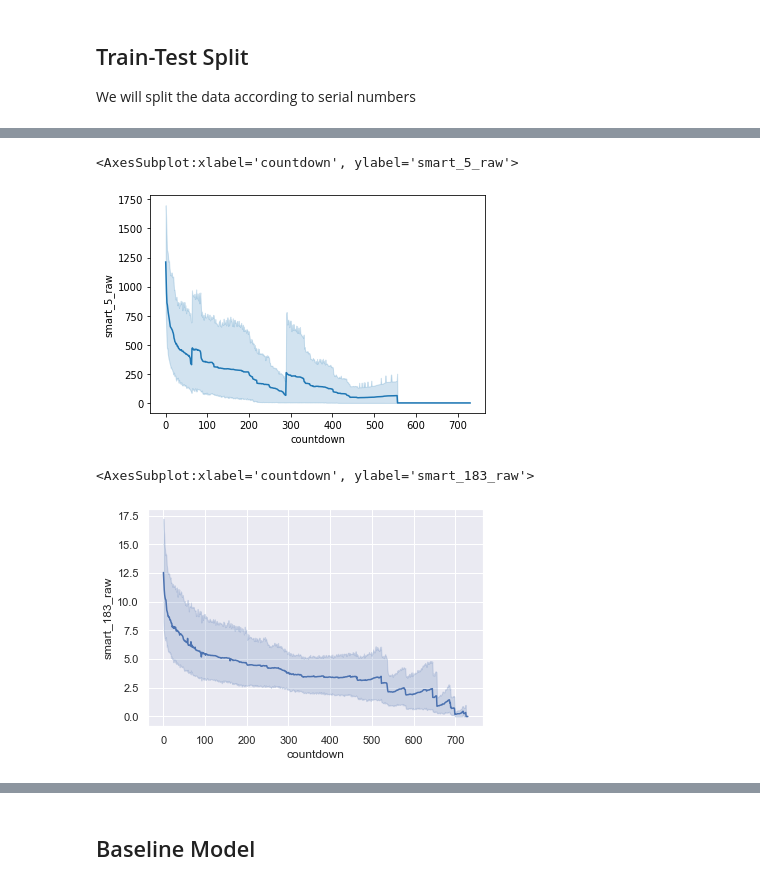
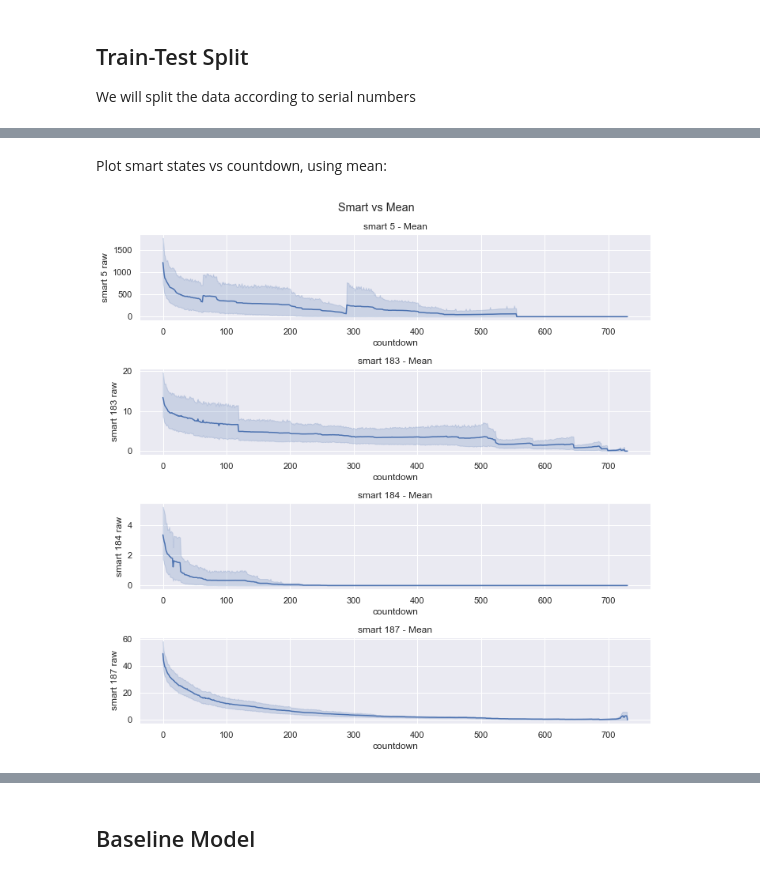
Before and after one commit to wcmphysics/DataScienceBootcamp-Capstone, a Jupyter notebook: notebooks/cmw_modeling.ipynb, the cells around one changed output, grey strips where cells are left out. Drawn from its saved outputs; the diff is of its cells as text; code cells hidden in the pictures.

```diff
--- a/notebooks/cmw_modeling.ipynb
+++ b/notebooks/cmw_modeling.ipynb
@@ -168,21 +180,22 @@ df.head(5)
 We will split the data according to serial numbers
 # %%
 RSEED = 200
-serial_number_train, serial_number_test, dummy_train, dummy_test = train_test_split(df_d["serial_number"].unique(), df_d["serial_number"].unique(), test_size=0.2, random_state=RSEED)
+serial_number_train, serial_number_test, dummy_train, dummy_test = train_test_split(df["serial_number"].unique(), df["serial_number"].unique(), test_size=0.2, random_state=RSEED)
 serial_number_train = pd.Series(serial_number_train)
 serial_number_test = pd.Series(serial_number_test)
-
-df_train = df[ df["serial_number"].isin(serial_number_train)]
-y_train = df_train["countdown"]
-X_train = df_train.drop("countdown", axis=1)
-df_test = df[ df["serial_number"].isin(serial_number_test)]
-y_test = df_test["countdown"]
-X_test = df_test.drop("countdown", axis=1)
-
-print("number of failure observed in train:", df_train.query("failure == 1")["failure"].count(), "over",df_train.query("failure == False")["failure"].count())
-print("number of failure observed in test:", df_test.query("failure == 1")["failure"].count(), "over",df_test.query("failure == 0")["failure"].count())
-
 print("number of unique disk in data:", df["serial_number"].nunique())
 print("number of unique disk in train:", df_train["serial_number"].nunique())
 print("number of unique disk in test:", df_test["serial_number"].nunique())
+
+
+df_train = df[ df["serial_number"].isin(serial_number_train)]
+y_train = df_train["failure_in_30_days"]
+X_train = df_train.drop(["failure_in_30_days", "countdown"], axis=1)
+
+df_test = df[ df["serial_number"].isin(serial_number_test)]
+y_test = df_test["failure_in_30_days"]
+X_test = df_test.drop(["failure_in_30_days", "countdown"], axis=1)
+
+print("number of days for failed/healthy drive in train:", df_train.query("failure == 1")["failure"].count(), "/",df_train.query("failure == False")["failure"].count())
+print("number of days for failed/healthy drive in train:", df_test.query("failure == 1")["failure"].count(), "/",df_test.query("failure == 0")["failure"].count())
 # %% [output]
@@ -194,10 +214,17 @@ number of unique disk in test: 122
+# %% [markdown]
+Plot smart states vs countdown, using mean:
 # %%
-sns.lineplot(data=df_train, x="countdown", y="smart_5_raw", estimator="mean")
+fig, axes = plt.subplots(4,1,figsize=(10, 10))
+fig.suptitle("Smart vs Mean")
+
+
+for i, col in enumerate([name for name in df_train.columns if "smart" in name]):
+    sns.lineplot(data=df_train, x="countdown", y=col, estimator="mean", ax=axes[i])
+    number = col.split("smart_")[1].split("_")[0]
+    axes[i].set_title(f"smart {number} - Mean")
+    axes[i].set_ylabel(f"smart {number} raw")
+fig.tight_layout()
+
+plt.show()
 # %% [output]
-<AxesSubplot:xlabel='countdown', ylabel='smart_5_raw'>
-[figure, old version]
+[figure, new version]
-# %%
-sns.lineplot(data=df_d_train, x="countdown", y="smart_183_raw", estimator="mean")
-# %% [output]
-<AxesSubplot:xlabel='countdown', ylabel='smart_183_raw'>
-[figure, removed]
```
Also changed, not shown: parts of 31 cells of this notebook, 1 other file.
